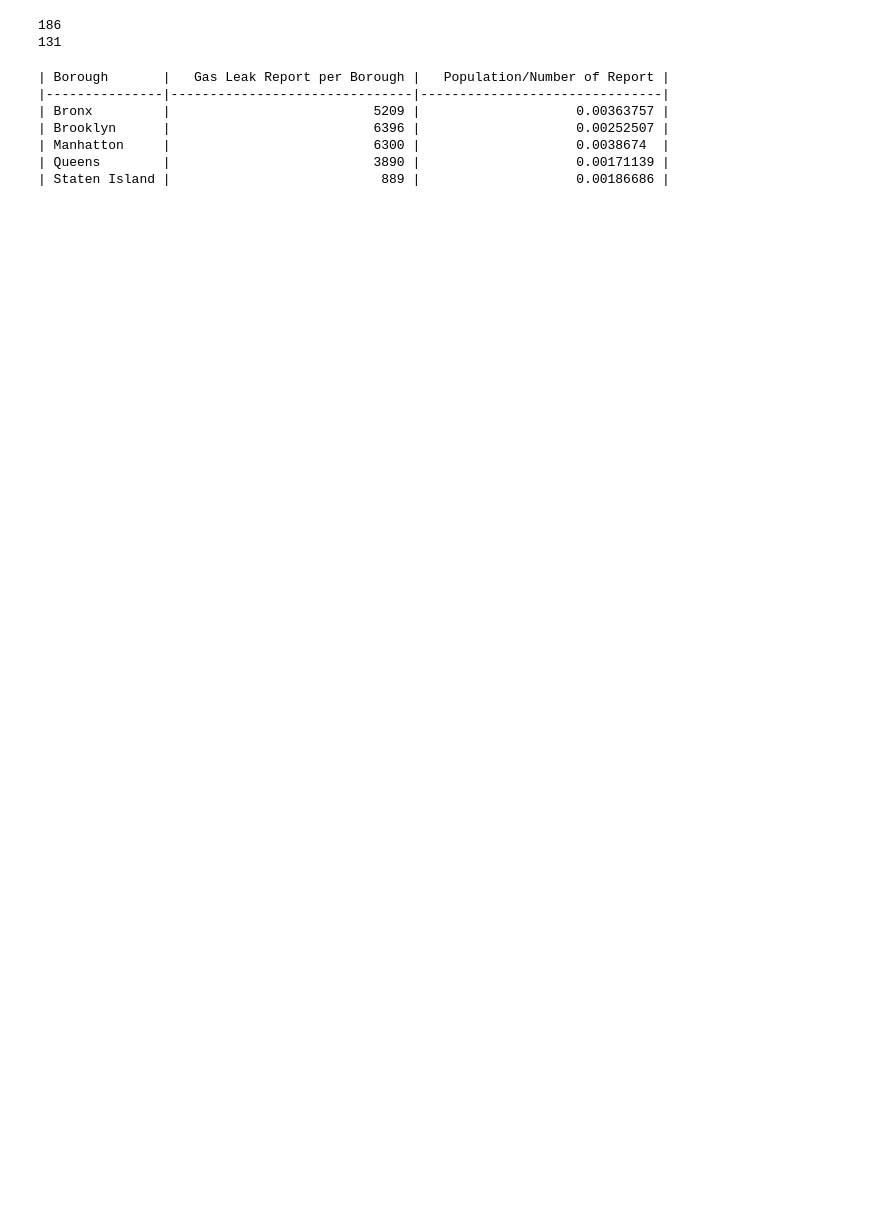
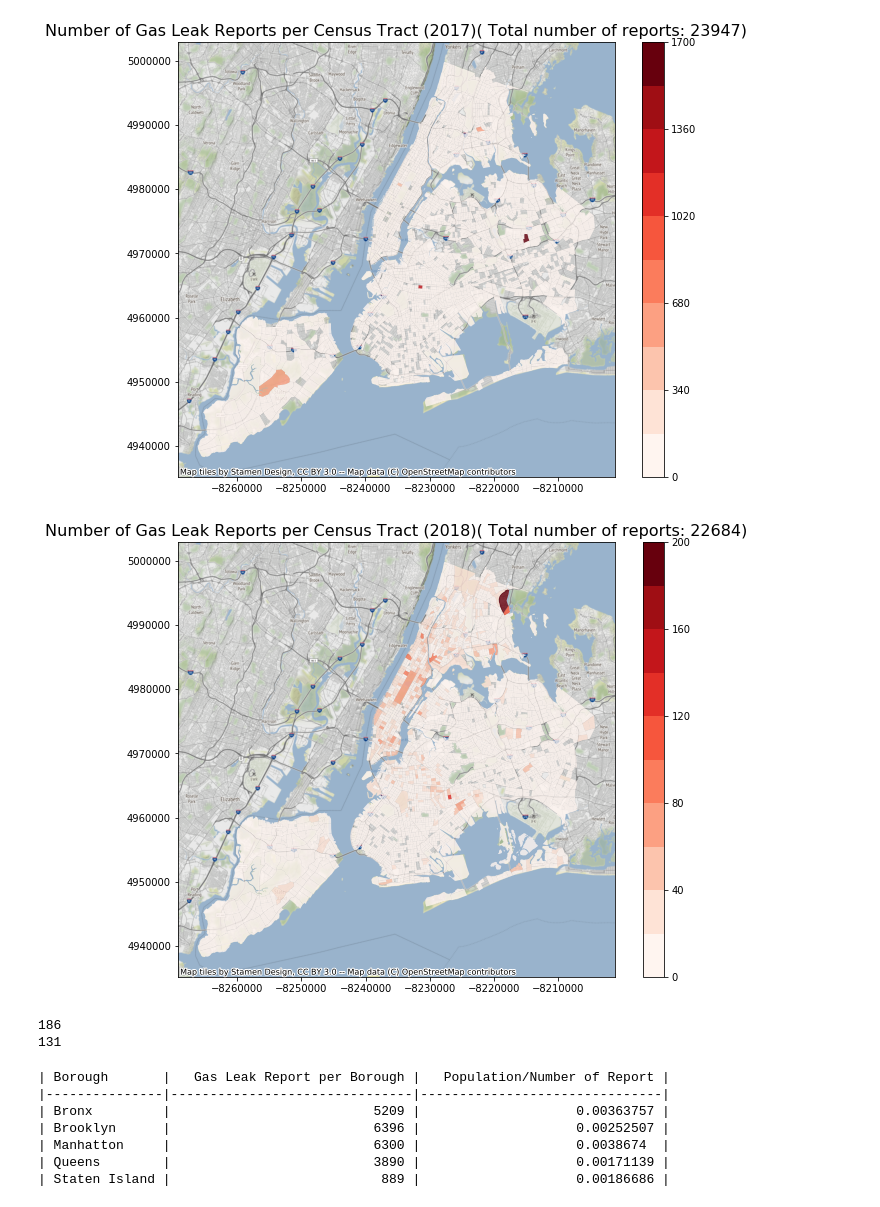
Before and after one commit to mhasan004/GasLeakProject-Merged, a Jupyter notebook: Graphing_Map.ipynb, the cells around one changed output. Drawn from its saved outputs; the diff is of its cells as text; code cells hidden in the pictures; blank space fills up the shorter version.

```diff
--- a/Graphing_Map.ipynb
+++ b/Graphing_Map.ipynb
@@ -62,3 +65,47 @@ for i in range(0,4):
+# %%
+num = [1701,201]
+step = [170,20]
+year = ["2017","2018"]
+for i in range(0,2):
+    Month_data = pd.DataFrame(columns = ['Geoid','NumberOfReports']) # create a new Dataframe with each month
+    info = np.array(['36047089000','36081043701'])
+    count = np.array([0,0])
+    for row in range(0,len(data)): # counting all data seasonly
+        # creating a string with all the details we need
+        if data.iat[row,0][3:] == year[i]:
+            detail = str(data.iat[row,1])
+
+            if detail in info:                          # if the string already exist, we will just increment the count
+                itemindex = np.where(info == detail)
+                count[itemindex[0][0]] += data.iat[row,2]
+            else:                                       # else we will have to add the string to info array and create an extra count
+                info = np.append(info,detail)
+                count = np.append(count,data.iat[row,2])
+
+    for row in range(0,len(info)):
+        Month_data = Month_data.append({'Geoid' : info[row],  'NumberOfReports': count[row] } , ignore_index=True)
+
+    us_tract['Geoid'] = us_tract['tractid'].str.upper()              # create a new column of the same name as DF from 'NAME'
+                                                                    # In shp file, the "NAME" is the census tract
+                                                                    # In shp file, the "tractid" is the geoid
+    us_tract['Geoid'] = us_tract.Geoid.astype(float)        # Conver type to float so we can merge the DFs
+                                                                 # We use merge to pass in the data(NumOfReports)from the csv
+    Month_data['Geoid'] = Month_data.Geoid.astype(float)
+    Month_data['NumberOfReports'] = Month_data.NumberOfReports.astype(int)
+    join = us_tract.merge(Month_data, on='Geoid')
+    Total = join['NumberOfReports'].sum()
+
+
+    #plot with background map
+    cmap = plt.get_cmap('Reds')
+    norm = mcolors.BoundaryNorm(np.arange(0,num[i],step[i]), cmap.N)
+    df = join.to_crs(epsg=3857)
+    ax = df.plot(column='NumberOfReports',cmap='Reds',figsize = (10,8),alpha = 0.8,legend = True,norm = norm)
+    ax.set_title(label = 'Number of Gas Leak Reports per Census Tract (' + year[i] + ')' + '( Total number of reports: '+ str(Total)+')', fontdict={'fontsize': 16}, loc='center')
+    ctx.add_basemap(ax,zoom = 12)
+# %% [output]
+[figure, added]
+[figure, added]
 # %%
 #for i in range(0,4):
 #    Month_data = pd.DataFrame(columns = ['Time','Geoid','NumberOfReports']) # create a new Dataframe with each month
```
Also changed, not shown: parts of 1 cell of this notebook, 1 other file.
